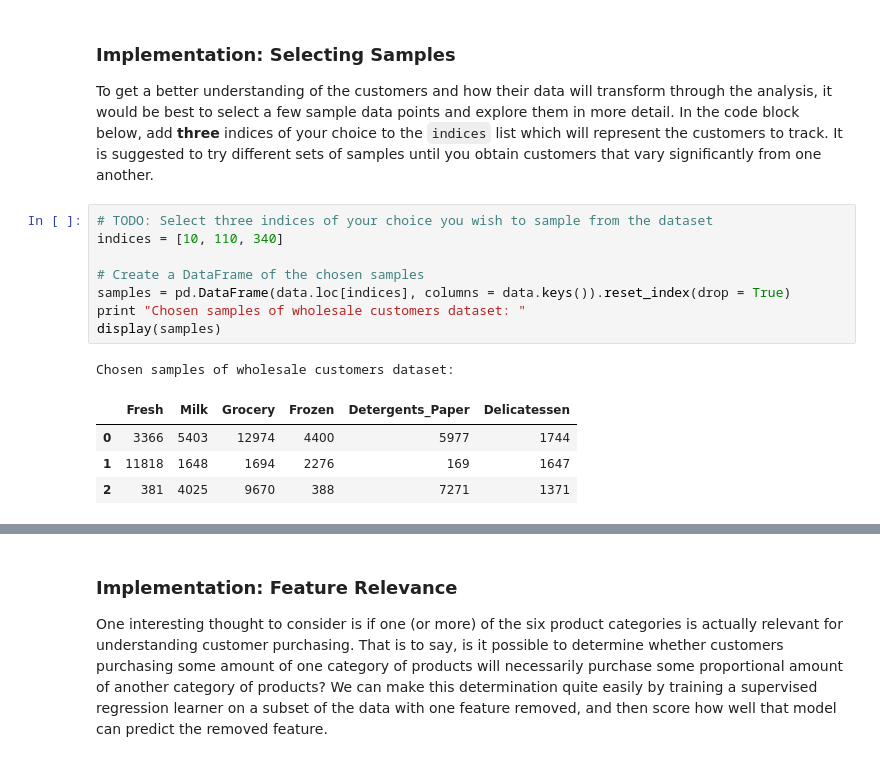
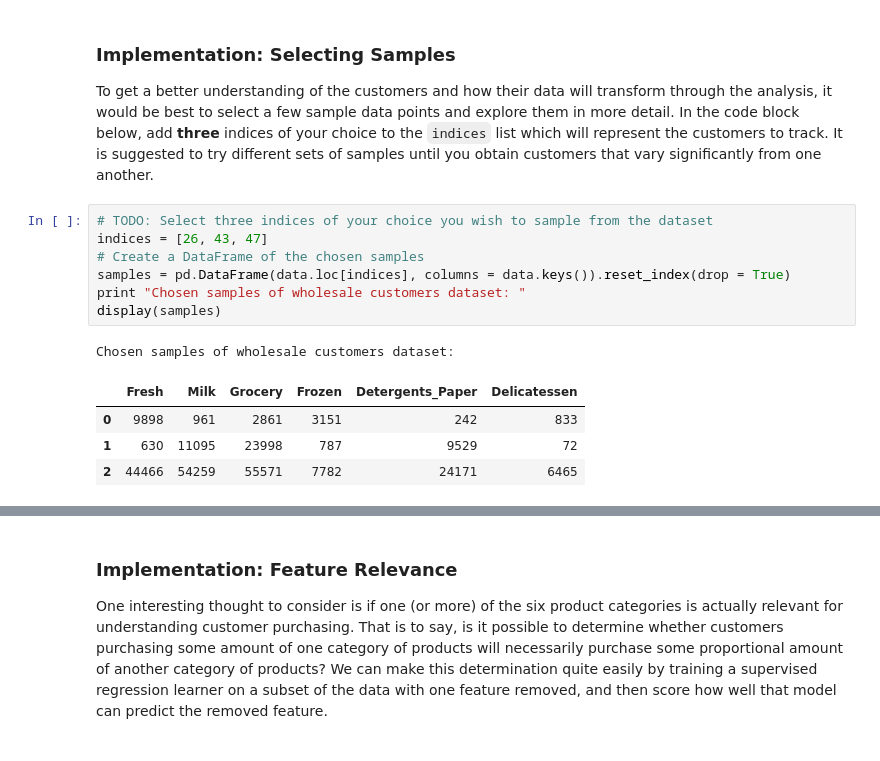
Before and after one commit to thuytienpt/MachineLearningNanodegree, a Jupyter notebook: customer_segments/customer_segments.ipynb, the cells around one changed output, grey strips where cells are left out. Saved outputs shown, nothing was run; the diff lists cells and outputs as text.

```diff
--- a/customer_segments/customer_segments.ipynb
+++ b/customer_segments/customer_segments.ipynb
@@ -60,15 +61,14 @@ display(data.describe())
 To get a better understanding of the customers and how their data will transform through the analysis, it would be best to select a few sample data points and explore them in more detail. In the code block below, add **three** indices of your choice to the `indices` list which will represent the customers to track. It is suggested to try different sets of samples until you obtain customers that vary significantly from one another.
 # %%
 # TODO: Select three indices of your choice you wish to sample from the dataset
-indices = [10, 110, 340]
-
+indices = [26, 43, 47]
 # Create a DataFrame of the chosen samples
 samples = pd.DataFrame(data.loc[indices], columns = data.keys()).reset_index(drop = True)
 print "Chosen samples of wholesale customers dataset: "
 display(samples)
 # %% [output]
 Chosen samples of wholesale customers dataset:
 |  | Fresh | Milk | Grocery | Frozen | Detergents_Paper | Delicatessen |
-| 0 | 3366 | 5403 | 12974 | 4400 | 5977 | 1744 |
-| 1 | 11818 | 1648 | 1694 | 2276 | 169 | 1647 |
-| 2 | 381 | 4025 | 9670 | 388 | 7271 | 1371 |
+| 0 | 9898 | 961 | 2861 | 3151 | 242 | 833 |
+| 1 | 630 | 11095 | 23998 | 787 | 9529 | 72 |
+| 2 | 44466 | 54259 | 55571 | 7782 | 24171 | 6465 |
```
Also changed, not shown: parts of 6 cells of this notebook.
